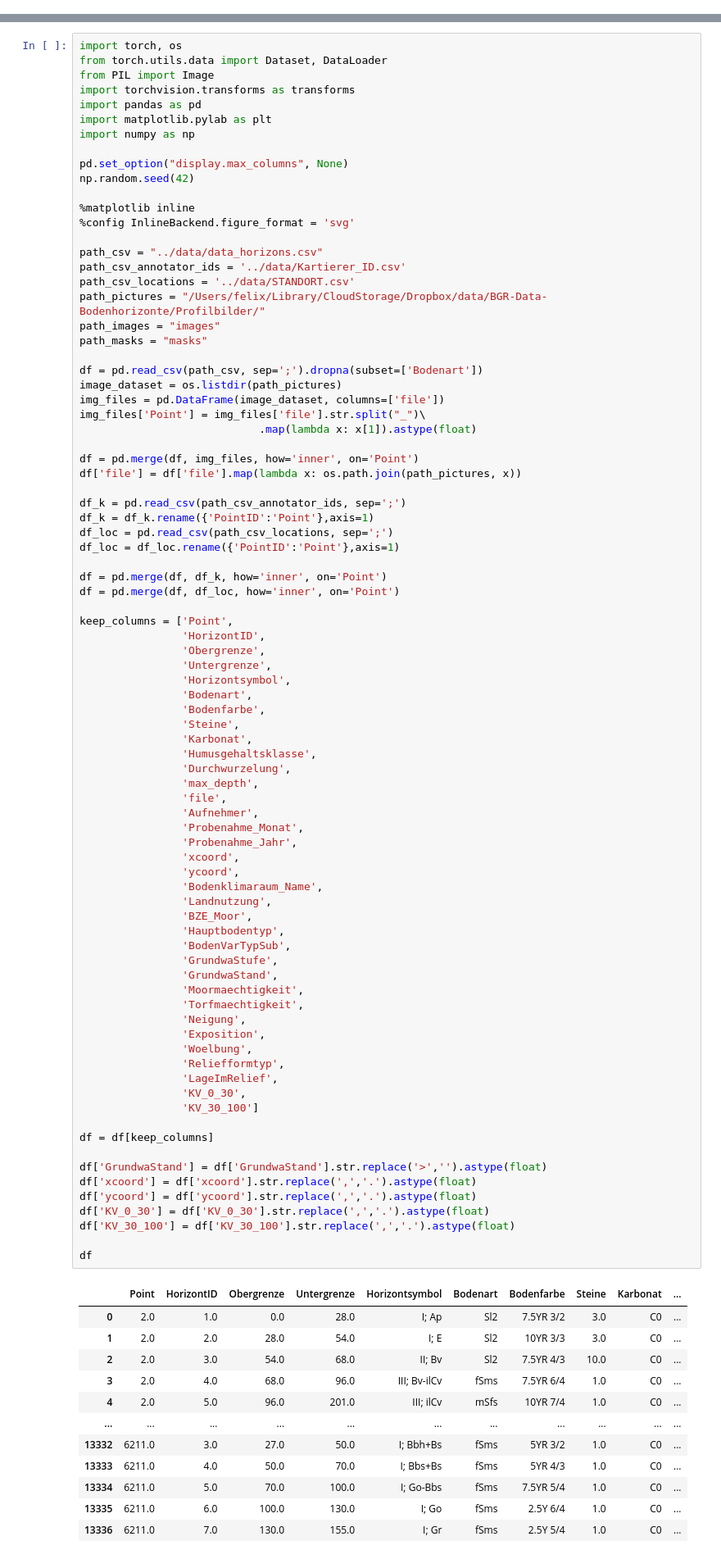
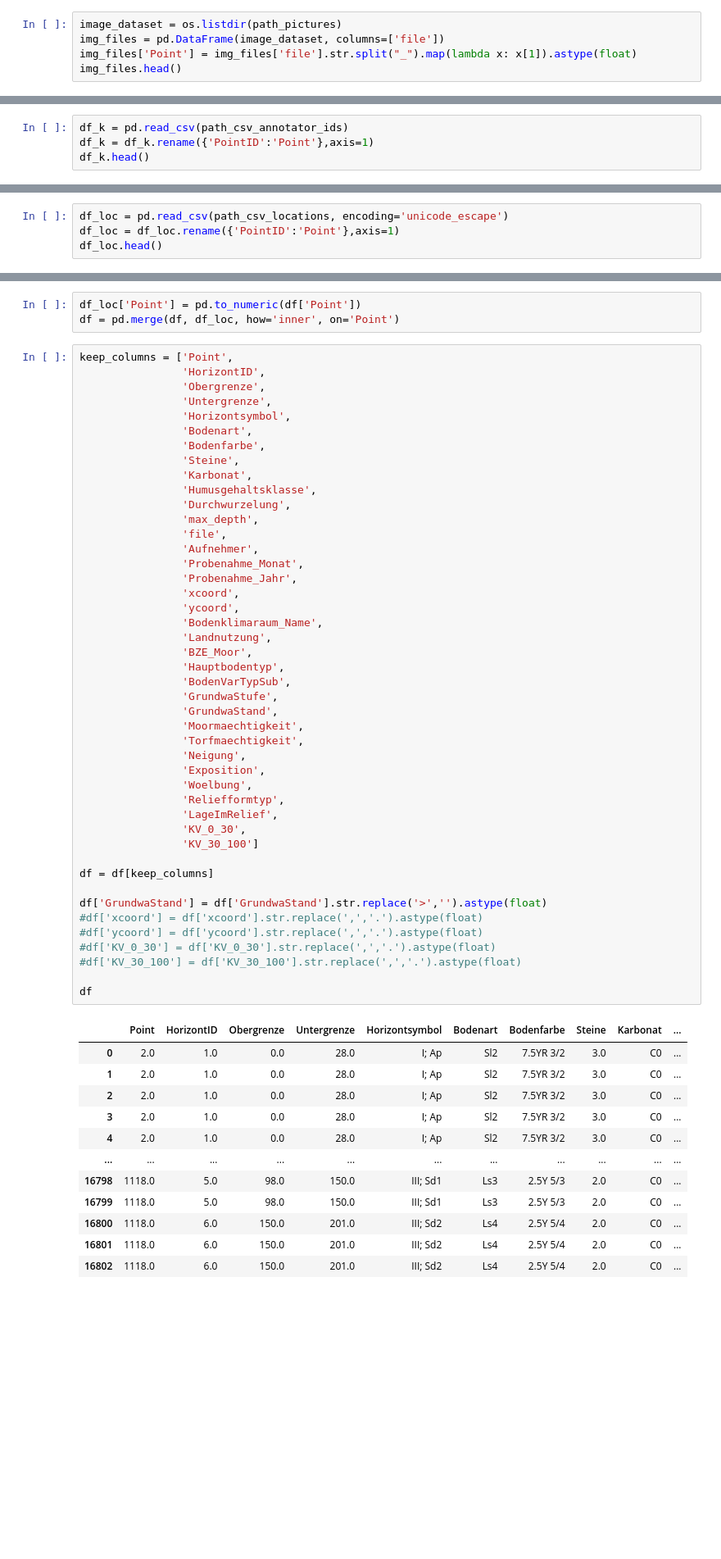
Before and after one commit to calgo-lab/BGR, a Jupyter notebook: notebooks/cv-scratchpad.ipynb, the cells around one changed output, grey strips where cells are left out. Shown at 82% size. Drawn from its saved outputs; the diff is of its cells as text; blank space fills up the shorter version.

```diff
--- a/notebooks/cv-scratchpad.ipynb
+++ b/notebooks/cv-scratchpad.ipynb
@@ -0,0 +38,5 @@
+# %%
+image_dataset = os.listdir(path_pictures)
+img_files = pd.DataFrame(image_dataset, columns=['file'])
+img_files['Point'] = img_files['file'].str.split("_").map(lambda x: x[1]).astype(float)
+img_files.head()
@@ -0,0 +61,4 @@
+# %%
+df_k = pd.read_csv(path_csv_annotator_ids)
+df_k = df_k.rename({'PointID':'Point'},axis=1)
+df_k.head()
@@ -0,0 +72,4 @@
+# %%
+df_loc = pd.read_csv(path_csv_locations, encoding='unicode_escape')
+df_loc = df_loc.rename({'PointID':'Point'},axis=1)
+df_loc.head()
@@ -1,42 +85,7 @@
+# %%
+df_loc['Point'] = pd.to_numeric(df['Point'])
+df = pd.merge(df, df_loc, how='inner', on='Point')
 # %%
-import torch, os
-from torch.utils.data import Dataset, DataLoader
-from PIL import Image
-import torchvision.transforms as transforms
-import pandas as pd
-import matplotlib.pylab as plt
-import numpy as np
-
-pd.set_option("display.max_columns", None)
-np.random.seed(42)
-
-%matplotlib inline
-%config InlineBackend.figure_format = 'svg'
-
-path_csv = "../data/data_horizons.csv"
-path_csv_annotator_ids = '../data/Kartierer_ID.csv'
-path_csv_locations = '../data/STANDORT.csv'
-path_pictures = "/Users/felix/Library/CloudStorage/Dropbox/data/BGR-Data-Bodenhorizonte/Profilbilder/"
-path_images = "images"
-path_masks = "masks"
-
-df = pd.read_csv(path_csv, sep=';').dropna(subset=['Bodenart'])
-image_dataset = os.listdir(path_pictures)
-img_files = pd.DataFrame(image_dataset, columns=['file'])
-img_files['Point'] = img_files['file'].str.split("_")\
-                            .map(lambda x: x[1]).astype(float)
-
-df = pd.merge(df, img_files, how='inner', on='Point')
-df['file'] = df['file'].map(lambda x: os.path.join(path_pictures, x))
-
-df_k = pd.read_csv(path_csv_annotator_ids, sep=';')
-df_k = df_k.rename({'PointID':'Point'},axis=1)
-df_loc = pd.read_csv(path_csv_locations, sep=';')
-df_loc = df_loc.rename({'PointID':'Point'},axis=1)
-
-df = pd.merge(df, df_k, how='inner', on='Point')
-df = pd.merge(df, df_loc, how='inner', on='Point')
-
 keep_columns = ['Point',
                 'HorizontID',
                 'Obergrenze',
@@ -53,44 +102,44 @@ keep_columns = ['Point',
                 'Aufnehmer',
                 'Probenahme_Monat',
                 'Probenahme_Jahr',
                 'xcoord',
                 'ycoord',
                 'Bodenklimaraum_Name',
                 'Landnutzung',
                 'BZE_Moor',
                 'Hauptbodentyp',
                 'BodenVarTypSub',
                 'GrundwaStufe',
                 'GrundwaStand',
                 'Moormaechtigkeit',
                 'Torfmaechtigkeit',
                 'Neigung',
                 'Exposition',
                 'Woelbung',
                 'Reliefformtyp',
                 'LageImRelief',
                 'KV_0_30',
                 'KV_30_100']
 
 df = df[keep_columns]
 
 df['GrundwaStand'] = df['GrundwaStand'].str.replace('>','').astype(float)
-df['xcoord'] = df['xcoord'].str.replace(',','.').astype(float)
-df['ycoord'] = df['ycoord'].str.replace(',','.').astype(float)
-df['KV_0_30'] = df['KV_0_30'].str.replace(',','.').astype(float)
-df['KV_30_100'] = df['KV_30_100'].str.replace(',','.').astype(float)
+#df['xcoord'] = df['xcoord'].str.replace(',','.').astype(float)
+#df['ycoord'] = df['ycoord'].str.replace(',','.').astype(float)
+#df['KV_0_30'] = df['KV_0_30'].str.replace(',','.').astype(float)
+#df['KV_30_100'] = df['KV_30_100'].str.replace(',','.').astype(float)
 
 df
 # %% [output]
 |  | Point | HorizontID | Obergrenze | Untergrenze | Horizontsymbol | Bodenart | Bodenfarbe | Steine | Karbonat | ... |
 | 0 | 2.0 | 1.0 | 0.0 | 28.0 | I; Ap | Sl2 | 7.5YR 3/2 | 3.0 | C0 | ... |
-| 1 | 2.0 | 2.0 | 28.0 | 54.0 | I; E | Sl2 | 10YR 3/3 | 3.0 | C0 | ... |
-| 2 | 2.0 | 3.0 | 54.0 | 68.0 | II; Bv | Sl2 | 7.5YR 4/3 | 10.0 | C0 | ... |
-| 3 | 2.0 | 4.0 | 68.0 | 96.0 | III; Bv-ilCv | fSms | 7.5YR 6/4 | 1.0 | C0 | ... |
-| 4 | 2.0 | 5.0 | 96.0 | 201.0 | III; ilCv | mSfs | 10YR 7/4 | 1.0 | C0 | ... |
+| 1 | 2.0 | 1.0 | 0.0 | 28.0 | I; Ap | Sl2 | 7.5YR 3/2 | 3.0 | C0 | ... |
+| 2 | 2.0 | 1.0 | 0.0 | 28.0 | I; Ap | Sl2 | 7.5YR 3/2 | 3.0 | C0 | ... |
+| 3 | 2.0 | 1.0 | 0.0 | 28.0 | I; Ap | Sl2 | 7.5YR 3/2 | 3.0 | C0 | ... |
+| 4 | 2.0 | 1.0 | 0.0 | 28.0 | I; Ap | Sl2 | 7.5YR 3/2 | 3.0 | C0 | ... |
 | ... | ... | ... | ... | ... | ... | ... | ... | ... | ... | ... |
-| 13332 | 6211.0 | 3.0 | 27.0 | 50.0 | I; Bbh+Bs | fSms | 5YR 3/2 | 1.0 | C0 | ... |
-| 13333 | 6211.0 | 4.0 | 50.0 | 70.0 | I; Bbs+Bs | fSms | 5YR 4/3 | 1.0 | C0 | ... |
-| 13334 | 6211.0 | 5.0 | 70.0 | 100.0 | I; Go-Bbs | fSms | 7.5YR 5/4 | 1.0 | C0 | ... |
-| 13335 | 6211.0 | 6.0 | 100.0 | 130.0 | I; Go | fSms | 2.5Y 6/4 | 1.0 | C0 | ... |
-| 13336 | 6211.0 | 7.0 | 130.0 | 155.0 | I; Gr | fSms | 2.5Y 5/4 | 1.0 | C0 | ... |
+| 16798 | 1118.0 | 5.0 | 98.0 | 150.0 | III; Sd1 | Ls3 | 2.5Y 5/3 | 2.0 | C0 | ... |
+| 16799 | 1118.0 | 5.0 | 98.0 | 150.0 | III; Sd1 | Ls3 | 2.5Y 5/3 | 2.0 | C0 | ... |
+| 16800 | 1118.0 | 6.0 | 150.0 | 201.0 | III; Sd2 | Ls4 | 2.5Y 5/4 | 2.0 | C0 | ... |
+| 16801 | 1118.0 | 6.0 | 150.0 | 201.0 | III; Sd2 | Ls4 | 2.5Y 5/4 | 2.0 | C0 | ... |
+| 16802 | 1118.0 | 6.0 | 150.0 | 201.0 | III; Sd2 | Ls4 | 2.5Y 5/4 | 2.0 | C0 | ... |
```
Also changed, not shown: parts of 10 cells of this notebook.
